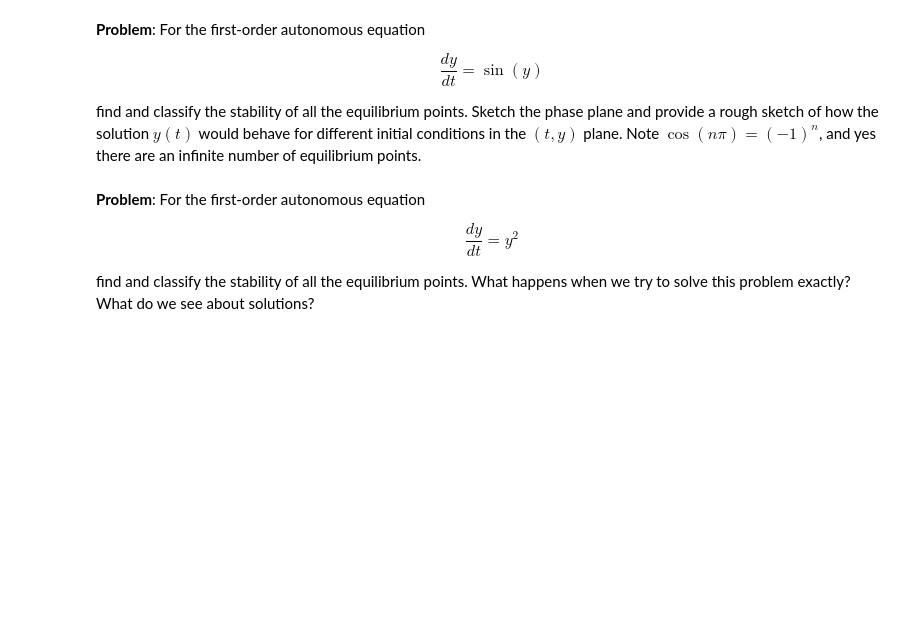
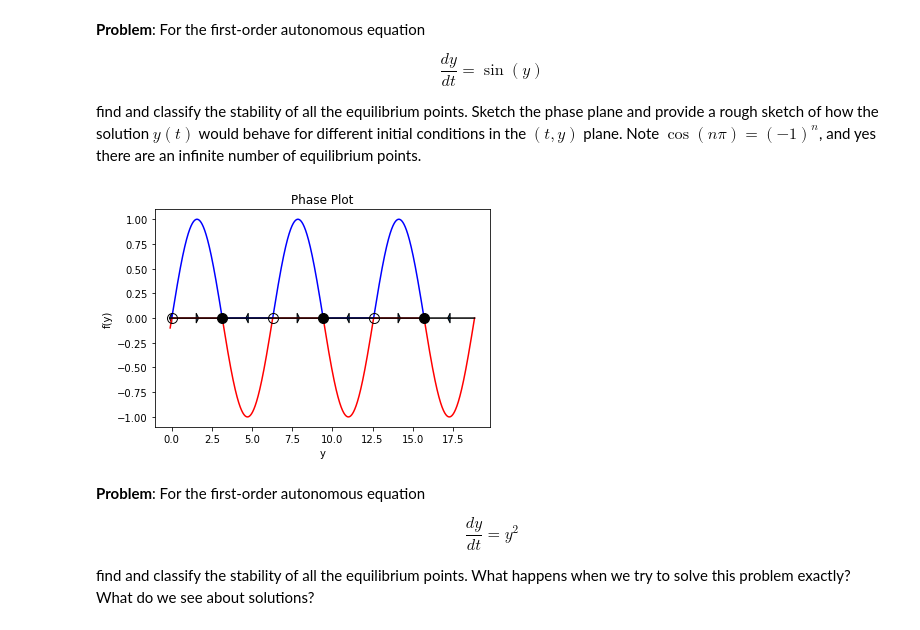
Before and after one commit to cwcurtis/Math_337_Notebooks, a Jupyter notebook: Week2/Phase_Plots_and_Equilibria.ipynb, the cells around one changed output. Saved outputs shown, nothing was run; the diff lists cells and outputs as text; code cells hidden in the pictures; blank space fills up the shorter version.

```diff
--- a/Week2/Phase_Plots_and_Equilibria.ipynb
+++ b/Week2/Phase_Plots_and_Equilibria.ipynb
@@ -230,6 +230,15 @@ $$
 $$
 
 find and classify the stability of all the equilibrium points.  Sketch the phase plane and provide a rough sketch of how the solution $y(t)$ would behave for different initial conditions in the $(t,y)$ plane.  Note $\cos(n\pi) = (-1)^{n}$, and yes there are an infinite number of equilibrium points.
+# %%
+a = -.1
+b = 6.*np.pi
+fun = lambda y: np.sin(y)
+newplotter = PP.PhasePlotter(a, b, fun, 'y', 'Sin_Function')
+# %%
+newplotter.PhaseField1D()
+# %% [output]
+[figure, added]
 # %% [markdown]
 **Problem**: For the first-order autonomous equation
 
```
Also changed, not shown: parts of 3 cells of this notebook, 8 other files.
